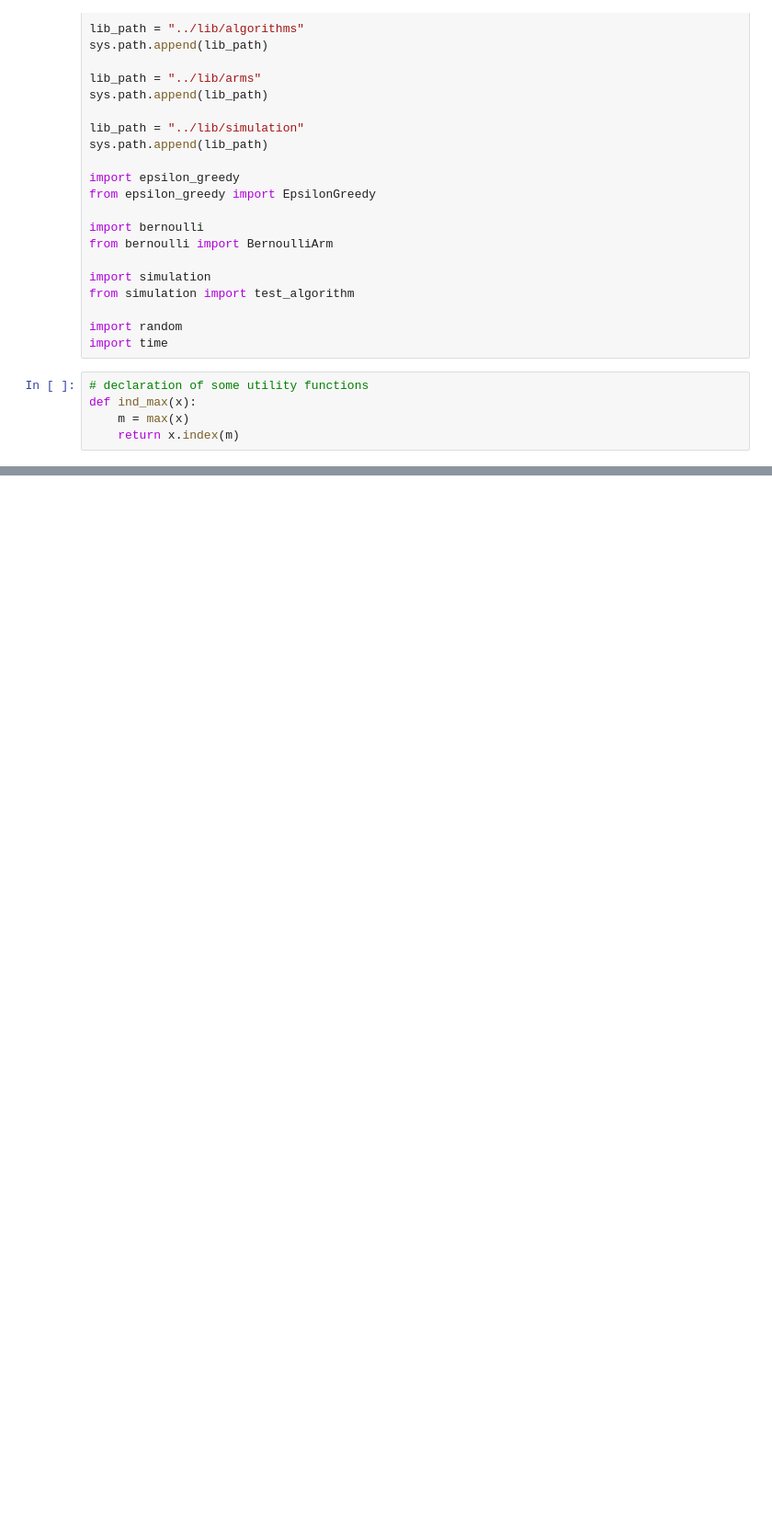
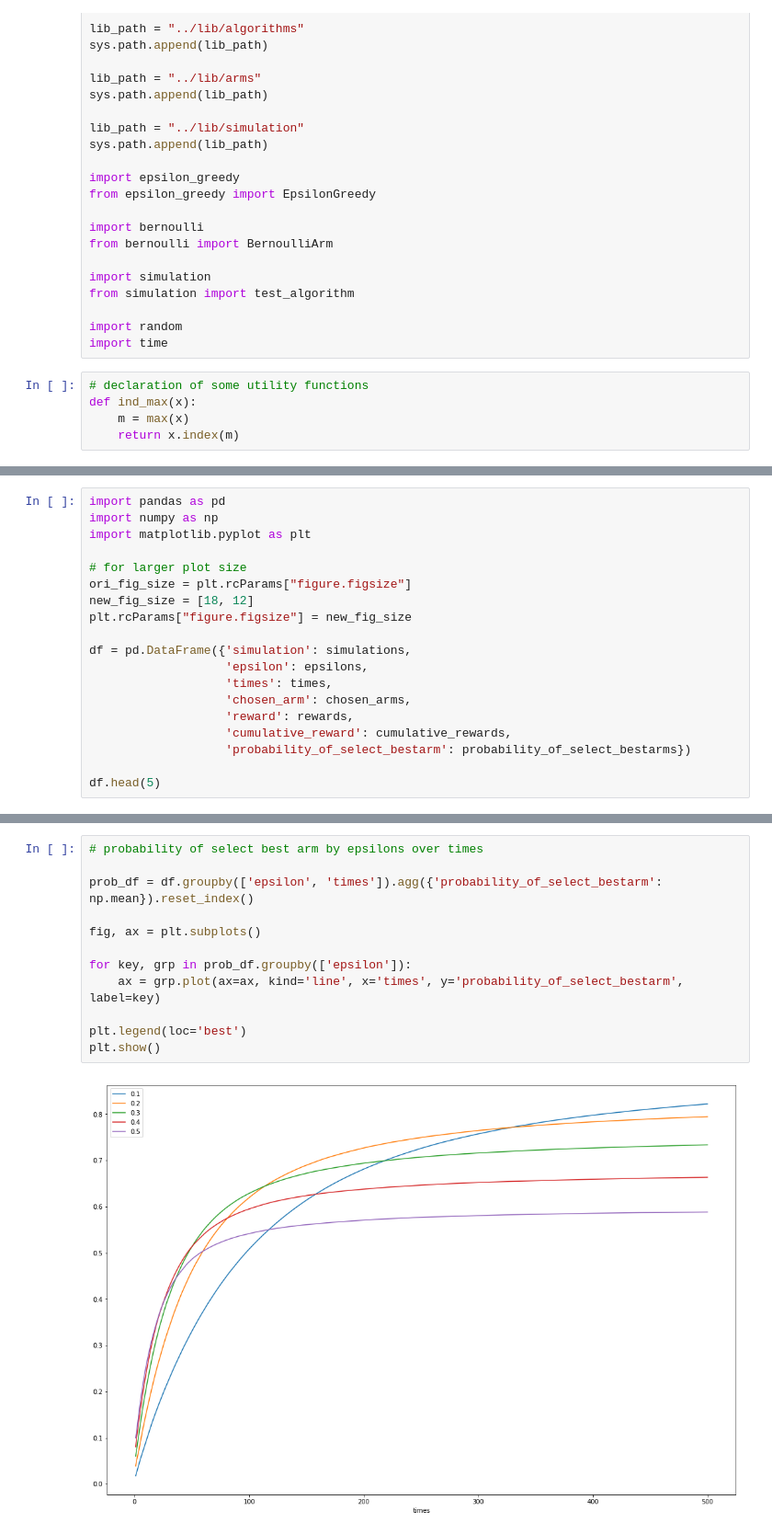
Before and after one commit to HatsuneMiku3939/bandit-algorithm, a Jupyter notebook: notebooks/Epsilon Greedy Simulation.ipynb, the cells around one changed output, grey strips where cells are left out. Shown at 92% size. Cells and saved outputs as stored; diff of their text form; blank space fills up the shorter version.

Commit message:
add some plot using pandas

```diff
--- a/notebooks/Epsilon Greedy Simulation.ipynb
+++ b/notebooks/Epsilon Greedy Simulation.ipynb
@@ -60,0 +88,19 @@ for epsilon in [0.1, 0.2, 0.3, 0.4, 0.5]:
+# %%
+import pandas as pd
+import numpy as np
+import matplotlib.pyplot as plt
+
+# for larger plot size
+ori_fig_size = plt.rcParams["figure.figsize"]
+new_fig_size = [18, 12]
+plt.rcParams["figure.figsize"] = new_fig_size
+
+df = pd.DataFrame({'simulation': simulations,
+                   'epsilon': epsilons,
+                   'times': times,
+                   'chosen_arm': chosen_arms,
+                   'reward': rewards,
+                   'cumulative_reward': cumulative_rewards,
+                   'probability_of_select_bestarm': probability_of_select_bestarms})
+
+df.head(5)
@@ -60,0 +114,14 @@ for epsilon in [0.1, 0.2, 0.3, 0.4, 0.5]:
+# %%
+# probability of select best arm by epsilons over times
+
+prob_df = df.groupby(['epsilon', 'times']).agg({'probability_of_select_bestarm': np.mean}).reset_index()
+
+fig, ax = plt.subplots()
+
+for key, grp in prob_df.groupby(['epsilon']):
+    ax = grp.plot(ax=ax, kind='line', x='times', y='probability_of_select_bestarm', label=key)
+
+plt.legend(loc='best')
+plt.show()
+# %% [output]
+[figure, added]
```
Also changed, not shown: parts of 5 cells of this notebook.
